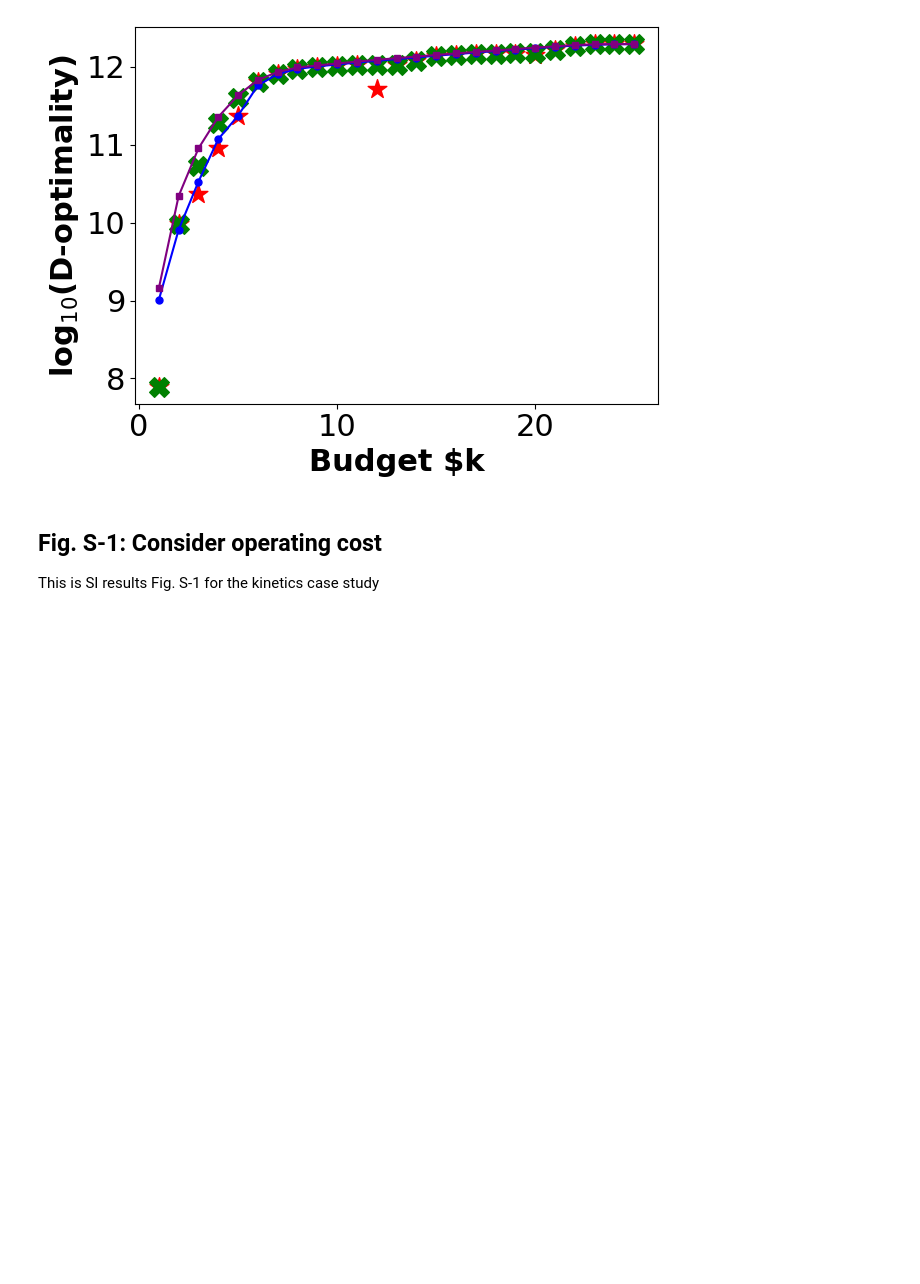
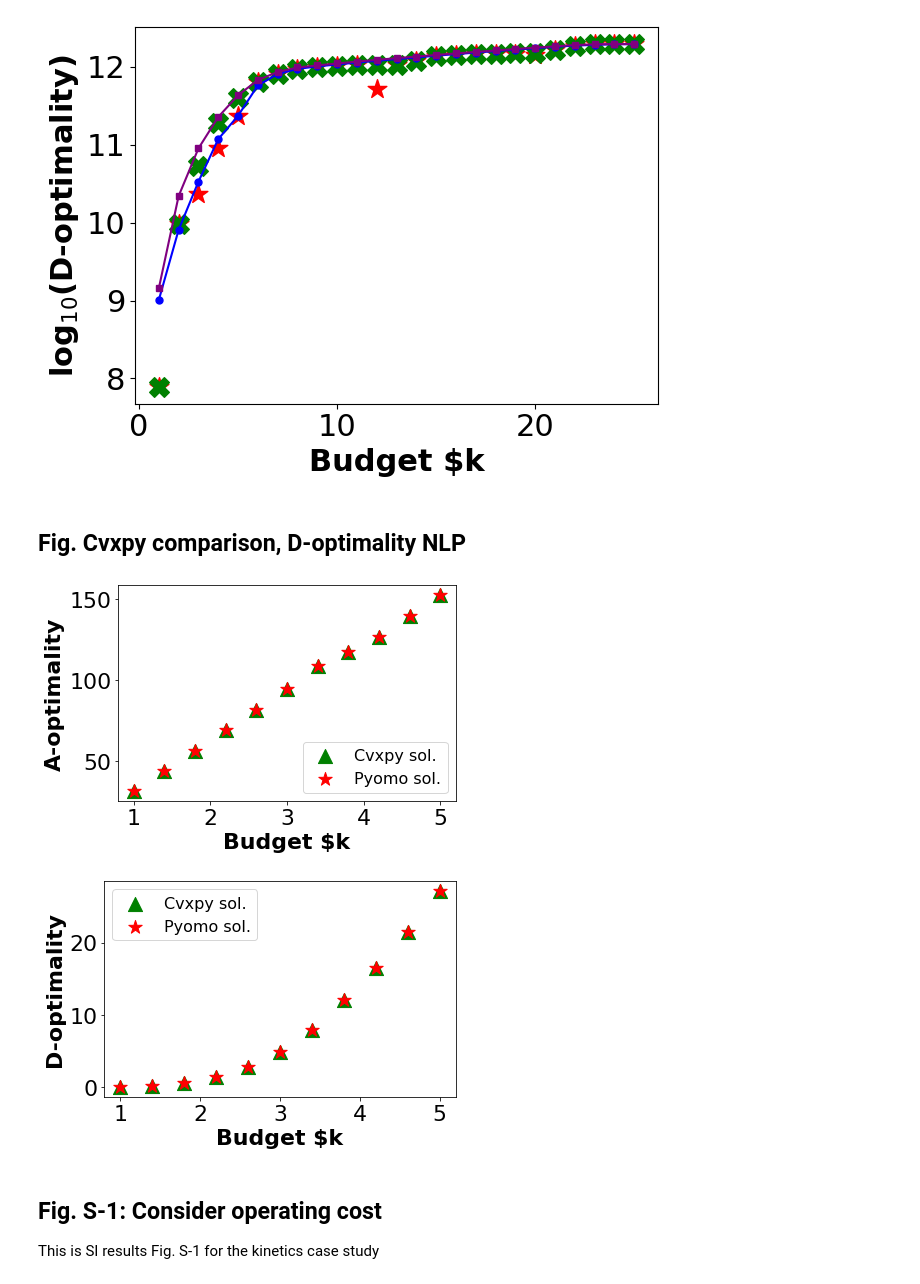
Before and after one commit to CCSI-Toolset/measurement-optimization, a Jupyter notebook: draw_figure.ipynb, the cells around one changed output. Drawn from its saved outputs; the diff is of its cells as text; code cells hidden in the pictures; blank space fills up the shorter version.

Commit message:
draw figures and add D-optimality surrogate idx

```diff
--- a/draw_figure.ipynb
+++ b/draw_figure.ipynb
@@ -264,3 +264,16 @@ plot_data(
 # %% [output]
 [figure]
 [figure]
+# %% [markdown]
+## Fig. Cvxpy comparison, D-optimality NLP
+# %%
+# result file path
+cvxpy_path = "./cvxpy_results/"
+
+cvxpy_nlp_pre_name = 'cvxpy_D_fim_'
+
+# D-opt. NLP
+cvxpy_nlp_a, cvxpy_nlp_d = read_fim(cvxpy_path+cvxpy_nlp_pre_name, x_gurobi, obj="")
+
+# NLP pyomo
+d_nlp_a, d_nlp_d = read_fim(kinetics_path+nlp_pre_name, x_gurobi, obj="_d")
@@ -267,3 +353,13 @@ plot_data(
+# %%
+plot_data(x = x_gurobi_legend,
+          cvxpy_trace = cvxpy_nlp_a,
+          cvxpy_det = cvxpy_nlp_d,
+          pyomo_trace = d_nlp_a,
+          pyomo_det = d_nlp_d,
+          save="cvxpy_D_")
+# %% [output]
+[figure, added]
+[figure, added]
 # %% [markdown]
 ## Fig. S-1: Consider operating cost
 
```
Also changed, not shown: parts of 2 cells of this notebook, 1 other file.
